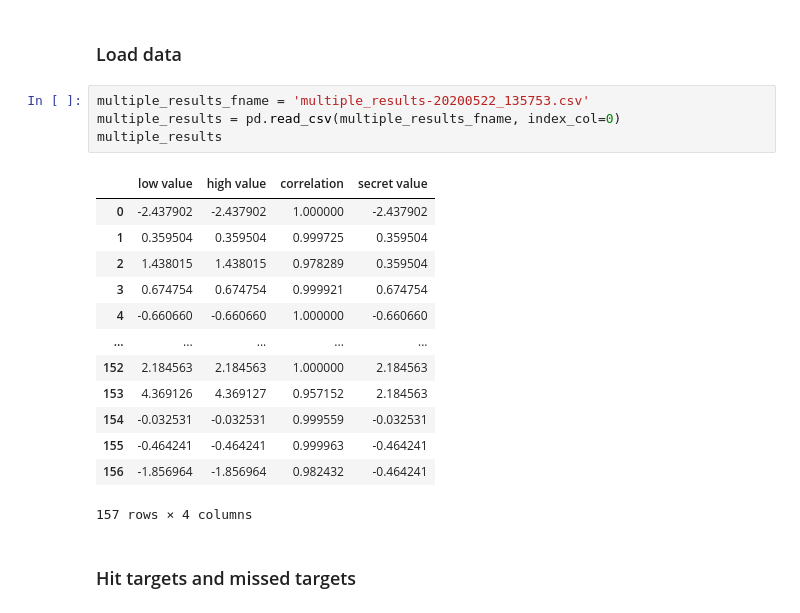
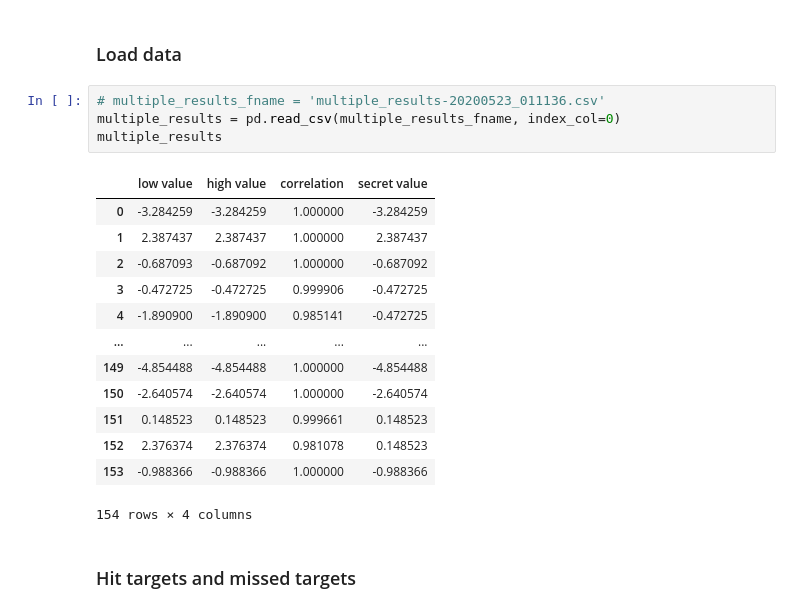
Before and after one commit to mu-triv/DPACv4, a Jupyter notebook: hwp.ipynb, the cells around one changed output. Drawn from its saved outputs; the diff is of its cells as text.

Commit message:
add test results

```diff
--- a/hwp.ipynb
+++ b/hwp.ipynb
@@ -135,23 +133,23 @@ pprint('multiple_results_fname = %s' % multiple_results_fname)
 # %% [markdown]
 ### Load data
 # %%
-multiple_results_fname = 'multiple_results-20200522_135753.csv'
+# multiple_results_fname = 'multiple_results-20200523_011136.csv'
 multiple_results = pd.read_csv(multiple_results_fname, index_col=0)
 multiple_results
 # %% [output]
 |  | low value | high value | correlation | secret value |
-| 0 | -2.437902 | -2.437902 | 1.000000 | -2.437902 |
-| 1 | 0.359504 | 0.359504 | 0.999725 | 0.359504 |
-| 2 | 1.438015 | 1.438015 | 0.978289 | 0.359504 |
-| 3 | 0.674754 | 0.674754 | 0.999921 | 0.674754 |
-| 4 | -0.660660 | -0.660660 | 1.000000 | -0.660660 |
+| 0 | -3.284259 | -3.284259 | 1.000000 | -3.284259 |
+| 1 | 2.387437 | 2.387437 | 1.000000 | 2.387437 |
+| 2 | -0.687093 | -0.687092 | 1.000000 | -0.687092 |
+| 3 | -0.472725 | -0.472725 | 0.999906 | -0.472725 |
+| 4 | -1.890900 | -1.890900 | 0.985141 | -0.472725 |
 | ... | ... | ... | ... | ... |
-| 152 | 2.184563 | 2.184563 | 1.000000 | 2.184563 |
-| 153 | 4.369126 | 4.369127 | 0.957152 | 2.184563 |
-| 154 | -0.032531 | -0.032531 | 0.999559 | -0.032531 |
-| 155 | -0.464241 | -0.464241 | 0.999963 | -0.464241 |
-| 156 | -1.856964 | -1.856964 | 0.982432 | -0.464241 |
+| 149 | -4.854488 | -4.854488 | 1.000000 | -4.854488 |
+| 150 | -2.640574 | -2.640574 | 1.000000 | -2.640574 |
+| 151 | 0.148523 | 0.148523 | 0.999661 | 0.148523 |
+| 152 | 2.376374 | 2.376374 | 0.981078 | 0.148523 |
+| 153 | -0.988366 | -0.988366 | 1.000000 | -0.988366 |
-157 rows × 4 columns
+154 rows × 4 columns
 # %% [markdown]
 ### Hit targets and missed targets
 # %%
```
Also changed, not shown: parts of 19 cells of this notebook, 9 other files.
